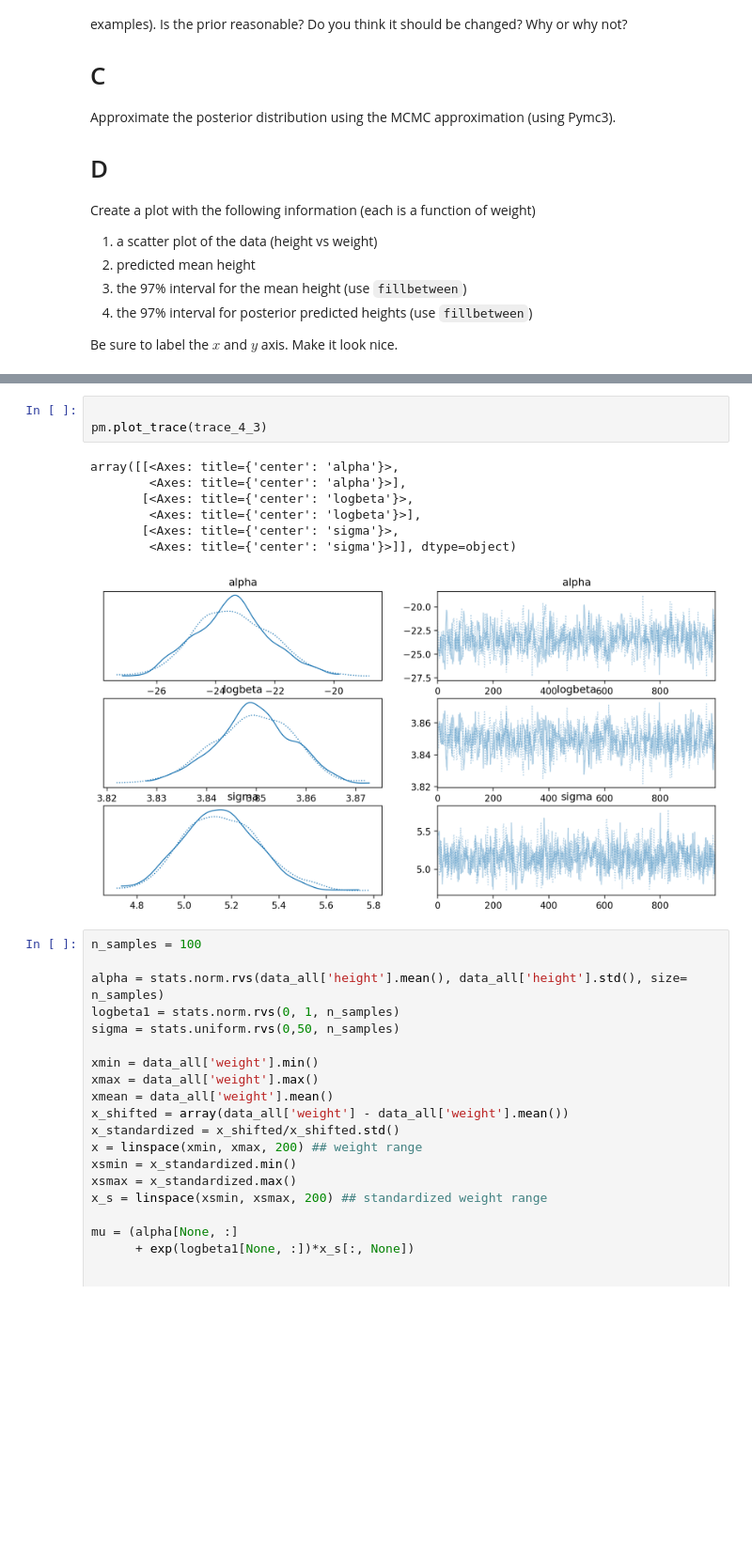
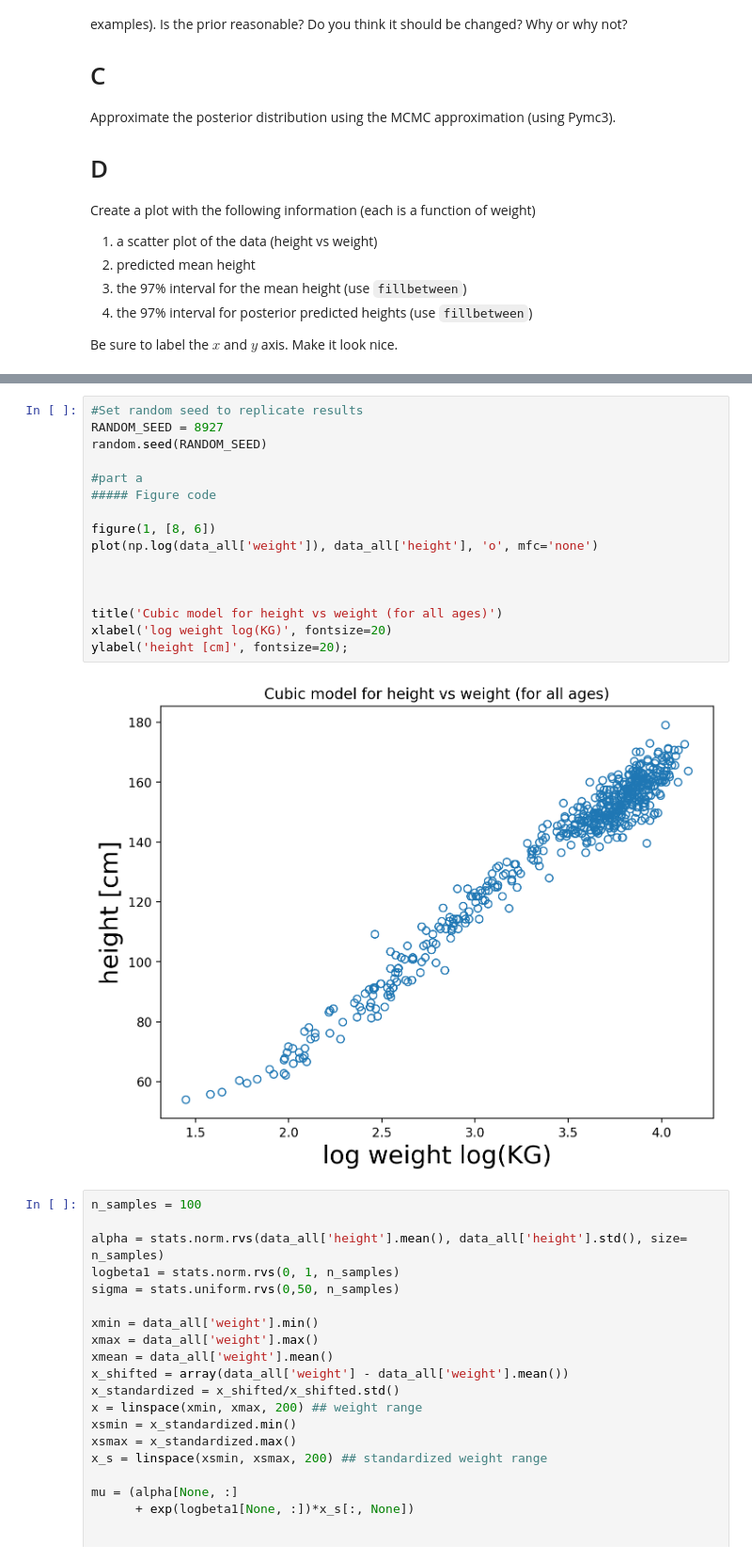
Before and after one commit to howardchen29/Math509, a Jupyter notebook: Homework 4 Problems.ipynb, the cells around one changed output, grey strips where cells are left out. Shown at 94% size. Saved outputs shown, nothing was run; the diff lists cells and outputs as text; blank space fills up the shorter version.

```diff
--- a/Homework 4 Problems.ipynb
+++ b/Homework 4 Problems.ipynb
@@ -99,14 +62,21 @@ trace_4_3_df
-# %%
-
-pm.plot_trace(trace_4_3)
-# %% [output]
-array([[<Axes: title={'center': 'alpha'}>,
-        <Axes: title={'center': 'alpha'}>],
-       [<Axes: title={'center': 'logbeta'}>,
-        <Axes: title={'center': 'logbeta'}>],
-       [<Axes: title={'center': 'sigma'}>,
-        <Axes: title={'center': 'sigma'}>]], dtype=object)
-[figure, removed]
+# %%
+#Set random seed to replicate results
+RANDOM_SEED = 8927
+random.seed(RANDOM_SEED)
+
+#part a
+##### Figure code
+
+figure(1, [8, 6])
+plot(np.log(data_all['weight']), data_all['height'], 'o', mfc='none')
+
+
+
+title('Cubic model for height vs weight (for all ages)')
+xlabel('log weight log(KG)', fontsize=20)
+ylabel('height [cm]', fontsize=20);
+# %% [output]
+[figure, added]
 # %%
 n_samples = 100
 
```
Also changed, not shown: parts of 3 cells of this notebook.
